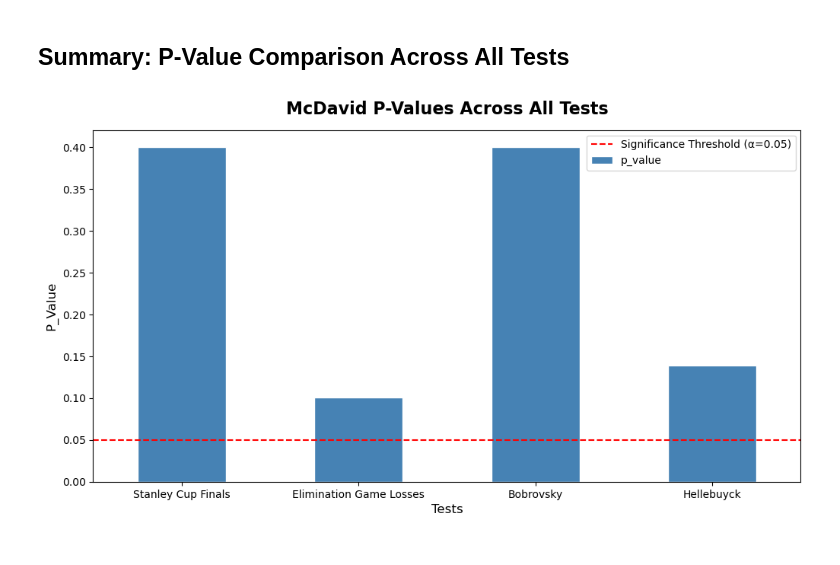
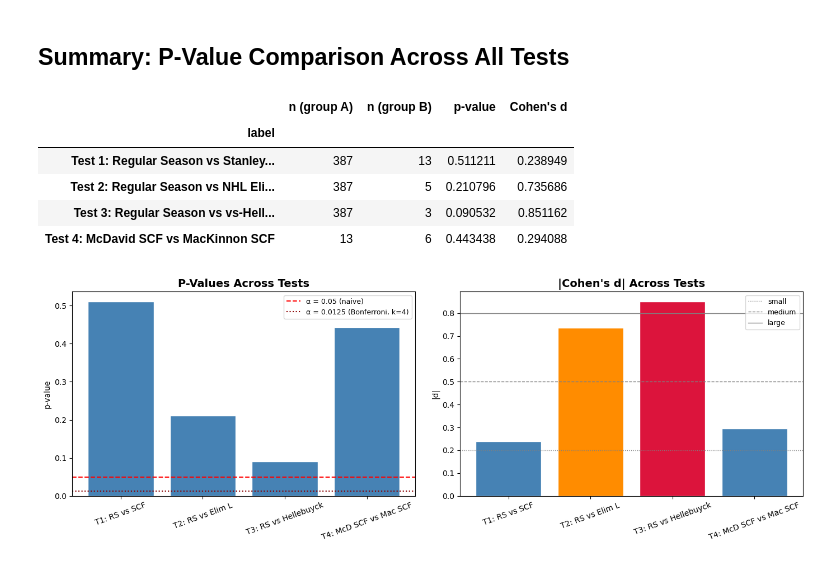
Before and after one commit to KylanHuynh7/Variance97, a Jupyter notebook: notebooks/02_statistical_validation.ipynb, the cells around one changed output. Saved outputs shown, nothing was run; the diff lists cells and outputs as text; code cells hidden in the pictures.

Commit message:
modified hypothese test

```diff
--- a/notebooks/02_statistical_validation.ipynb
+++ b/notebooks/02_statistical_validation.ipynb
@@ -214,0 +179,19 @@ After conducting t-tests for McDavid based on his regular season points against
+# %%
+mackinnon_df = pd.read_csv('../data/mackinnon_game_log_clean.csv')
+
+mcdavid_scf = mcdavid_df[mcdavid_df['game_context'] == 'stanley_cup_finals']['points']
+mackinnon_scf = mackinnon_df[mackinnon_df['game_context'] == 'stanley_cup_finals']['points']
+
+test4 = report_test(
+    "Test 4: McDavid SCF vs MacKinnon SCF",
+    mcdavid_scf, mackinnon_scf,
+    name_a="McDavid SCF", name_b="MacKinnon SCF",
+)
+
+# Drop-from-regular-season delta (descriptive, alongside the t-test)
+mcd_rs = mcdavid_df[mcdavid_df['game_context'] == 'regular_season']['points'].mean()
+mac_rs = mackinnon_df[mackinnon_df['game_context'] == 'regular_season']['points'].mean()
+print()
+print("Regular-season -> SCF delta (descriptive):")
+print(f"  McDavid:   {mcdavid_scf.mean() - mcd_rs:+.2f} pts/game")
+print(f"  MacKinnon: {mackinnon_scf.mean() - mac_rs:+.2f} pts/game")
@@ -215,24 +218,46 @@ After conducting t-tests for McDavid based on his regular season points against
 # %% [markdown]
 ## Summary: P-Value Comparison Across All Tests
 # %%
-p_values_df = pd.DataFrame({'p_value': [cup_finals_p_value, elim_p_value, bob_p_value, hellebuyck_p_value]},
-                           index = ['Stanley Cup Finals', 'Elimination Game Losses', 'Bobrovsky', 'Hellebuyck'])
-
-fig, ax = plt.subplots(figsize = (12, 6))
-
-p_values_df.plot(
-    kind = 'bar',
-    ax = ax,
-    color = 'steelblue',
-    edgecolor = 'white',
-    legend = False
-)
-ax.axhline(y=0.05, color='red', linestyle='--', linewidth=1.5, label='Significance Threshold (α=0.05)')
-ax.legend()
-ax.set_title('McDavid P-Values Across All Tests', fontsize = 16, fontweight = 'bold', pad = 15)
-ax.set_xlabel('Tests', fontsize = 12)
-ax.set_ylabel('P_Value', fontsize = 12)
-ax.tick_params(axis='x', rotation=0)
+summary = pd.DataFrame([test1, test2, test3, test4]).set_index('label')
+summary['n_b'] = summary['n_b'].astype(int)
+summary[['n_a', 'n_b', 'p', 'd']].rename(columns={
+    'n_a': 'n (group A)', 'n_b': 'n (group B)',
+    'p': 'p-value', 'd': "Cohen's d"
+})
 # %% [output]
-[figure, removed]
+|  | n (group A) | n (group B) | p-value | Cohen's d |
+| label |  |  |  |  |
+| Test 1: Regular Season vs Stanley... | 387 | 13 | 0.511211 | 0.238949 |
+| Test 2: Regular Season vs NHL Eli... | 387 | 5 | 0.210796 | 0.735686 |
+| Test 3: Regular Season vs vs-Hell... | 387 | 3 | 0.090532 | 0.851162 |
+| Test 4: McDavid SCF vs MacKinnon SCF | 13 | 6 | 0.443438 | 0.294088 |
+# %%
+fig, axes = plt.subplots(1, 2, figsize=(14, 5))
+
+# P-values with both naive and Bonferroni-corrected thresholds.
+short_labels = ['T1: RS vs SCF', 'T2: RS vs Elim L', 'T3: RS vs Hellebuyck', 'T4: McD SCF vs Mac SCF']
+axes[0].bar(short_labels, summary['p'], color='steelblue', edgecolor='white')
+axes[0].axhline(0.05, color='red', linestyle='--', linewidth=1.5, label='α = 0.05 (naive)')
+axes[0].axhline(0.0125, color='darkred', linestyle=':', linewidth=1.5, label='α = 0.0125 (Bonferroni, k=4)')
+axes[0].set_title('P-Values Across Tests', fontsize=14, fontweight='bold')
+axes[0].set_ylabel('p-value')
+axes[0].tick_params(axis='x', rotation=20)
+axes[0].legend(fontsize=9)
+
+# Cohen's d magnitudes.
+colors_d = ['steelblue' if abs(d) < 0.5 else 'darkorange' if abs(d) < 0.8 else 'crimson'
+            for d in summary['d']]
+axes[1].bar(short_labels, summary['d'].abs(), color=colors_d, edgecolor='white')
+axes[1].axhline(0.2, color='gray', linestyle=':', linewidth=1, label='small')
+axes[1].axhline(0.5, color='gray', linestyle='--', linewidth=1, label='medium')
+axes[1].axhline(0.8, color='gray', linestyle='-', linewidth=1, label='large')
+axes[1].set_title("|Cohen's d| Across Tests", fontsize=14, fontweight='bold')
+axes[1].set_ylabel("|d|")
+axes[1].tick_params(axis='x', rotation=20)
+axes[1].legend(fontsize=9, loc='upper right')
+
+plt.tight_layout()
+plt.show()
+# %% [output]
+[figure, added]
 # %% [markdown]
```
Also changed, not shown: parts of 19 cells of this notebook.
